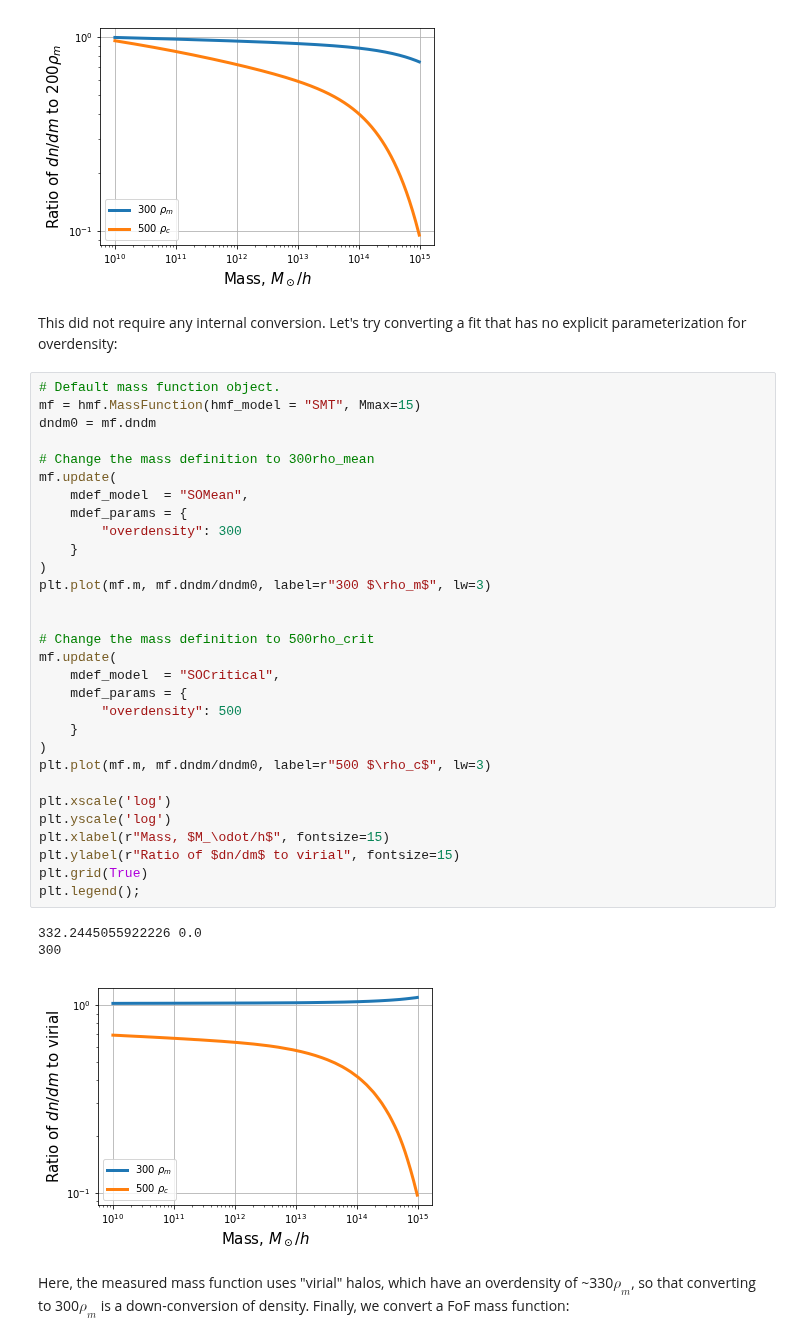
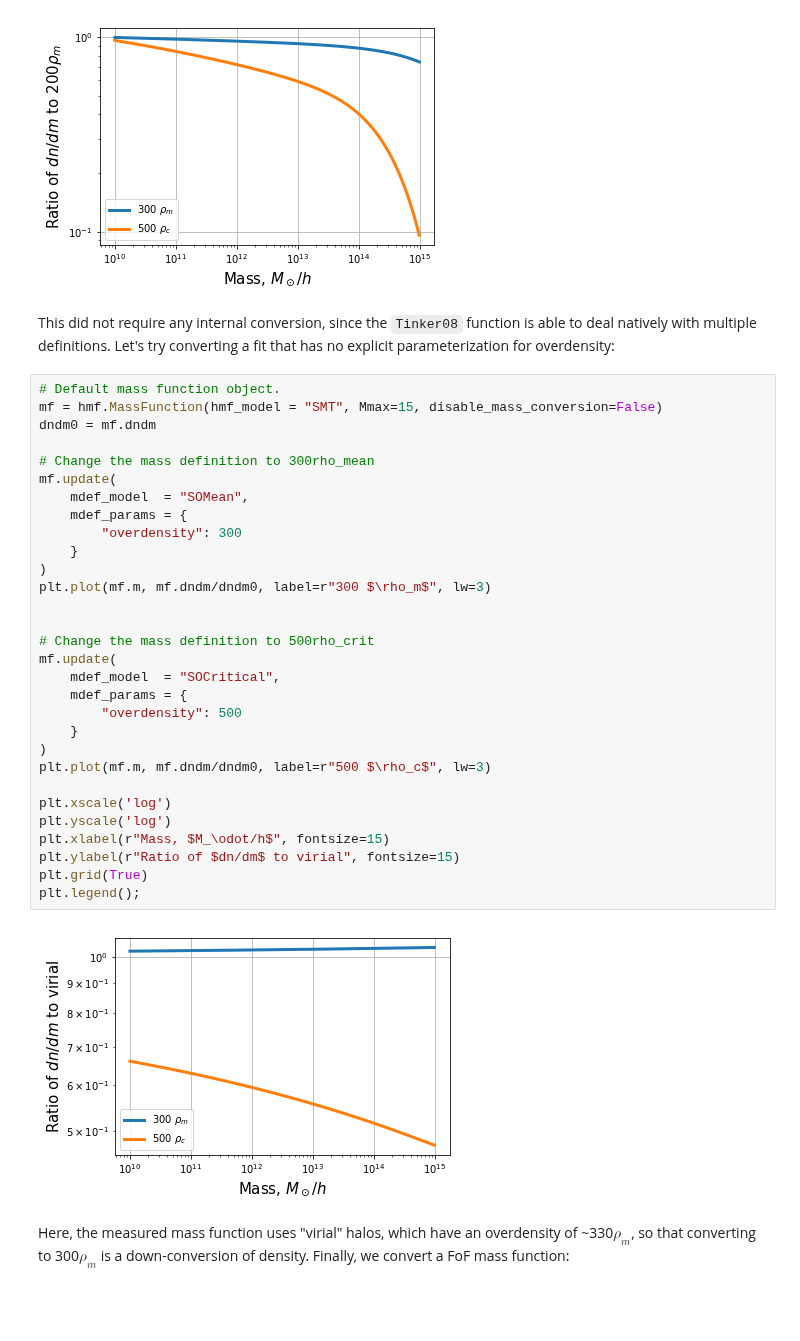
Before and after one commit to halomod/hmf, a Jupyter notebook: docs/examples/change_mass_definition.ipynb, the cells around one changed output. Drawn from its saved outputs; the diff is of its cells as text; blank space fills up the shorter version.

```diff
--- a/docs/examples/change_mass_definition.ipynb
+++ b/docs/examples/change_mass_definition.ipynb
@@ -155,41 +152,39 @@ plt.legend();
 # %% [output]
 [figure]
 # %% [markdown]
-This did not require any internal conversion. Let's try converting a fit that has no explicit parameterization for overdensity:
+This did not require any internal conversion, since the `Tinker08` function is able to deal natively with multiple definitions. Let's try converting a fit that has no explicit parameterization for overdensity:
 # %%
 # Default mass function object.
-mf = hmf.MassFunction(hmf_model = "SMT", Mmax=15)
+mf = hmf.MassFunction(hmf_model = "SMT", Mmax=15, disable_mass_conversion=False)
 dndm0 = mf.dndm
 
 # Change the mass definition to 300rho_mean
 mf.update(
     mdef_model  = "SOMean",
     mdef_params = {
         "overdensity": 300
     }
 )
 plt.plot(mf.m, mf.dndm/dndm0, label=r"300 $\rho_m$", lw=3)
 
 
 # Change the mass definition to 500rho_crit
 mf.update(
     mdef_model  = "SOCritical",
     mdef_params = {
         "overdensity": 500
     }
 )
 plt.plot(mf.m, mf.dndm/dndm0, label=r"500 $\rho_c$", lw=3)
 
 plt.xscale('log')
 plt.yscale('log')
 plt.xlabel(r"Mass, $M_\odot/h$", fontsize=15)
 plt.ylabel(r"Ratio of $dn/dm$ to virial", fontsize=15)
 plt.grid(True)
 plt.legend();
 # %% [output]
-332.2445055922226 0.0
-300
-[figure, old version]
+[figure, new version]
 # %% [markdown]
 Here, the measured mass function uses "virial" halos, which have an overdensity of ~330$\rho_m$, so that converting to 300$\rho_m$ is a down-conversion of density. Finally, we convert a FoF mass function:
 # %%
```
Also changed, not shown: parts of 9 cells of this notebook, 2 other files.
